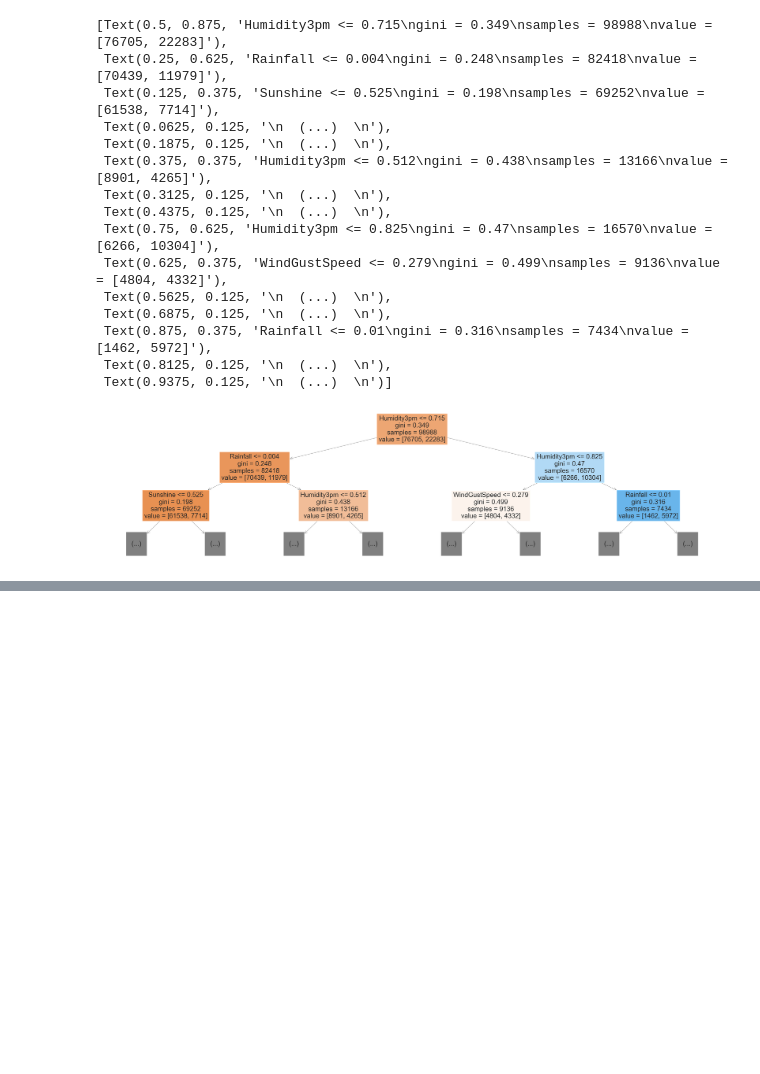
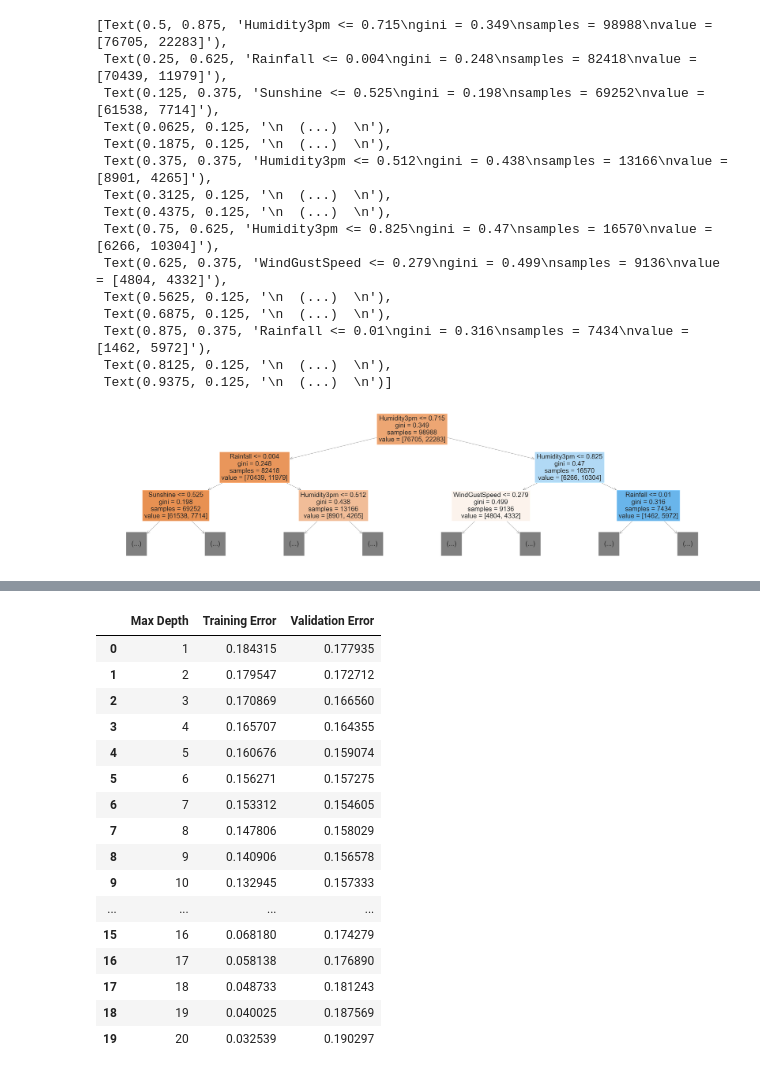
Before and after one commit to Harsh21S/rain-prediction-decision-tree-random-forest, a Jupyter notebook: notebook/Untitled.ipynb, the cells around one changed output, grey strips where cells are left out. Drawn from its saved outputs; the diff is of its cells as text; code cells hidden in the pictures; blank space fills up the shorter version.

```diff
--- a/notebook/Untitled.ipynb
+++ b/notebook/Untitled.ipynb
@@ -427,0 +499,20 @@ sns.barplot(data=importance_df.head(10), x="importance", y="feature")
+# %%
+errors_df
+# %% [output]
+|  | Max Depth | Training Error | Validation Error |
+| 0 | 1 | 0.184315 | 0.177935 |
+| 1 | 2 | 0.179547 | 0.172712 |
+| 2 | 3 | 0.170869 | 0.166560 |
+| 3 | 4 | 0.165707 | 0.164355 |
+| 4 | 5 | 0.160676 | 0.159074 |
+| 5 | 6 | 0.156271 | 0.157275 |
+| 6 | 7 | 0.153312 | 0.154605 |
+| 7 | 8 | 0.147806 | 0.158029 |
+| 8 | 9 | 0.140906 | 0.156578 |
+| 9 | 10 | 0.132945 | 0.157333 |
+| ... | ... | ... | ... |
+| 15 | 16 | 0.068180 | 0.174279 |
+| 16 | 17 | 0.058138 | 0.176890 |
+| 17 | 18 | 0.048733 | 0.181243 |
+| 18 | 19 | 0.040025 | 0.187569 |
+| 19 | 20 | 0.032539 | 0.190297 |
```
Also changed, not shown: parts of 31 cells of this notebook.
